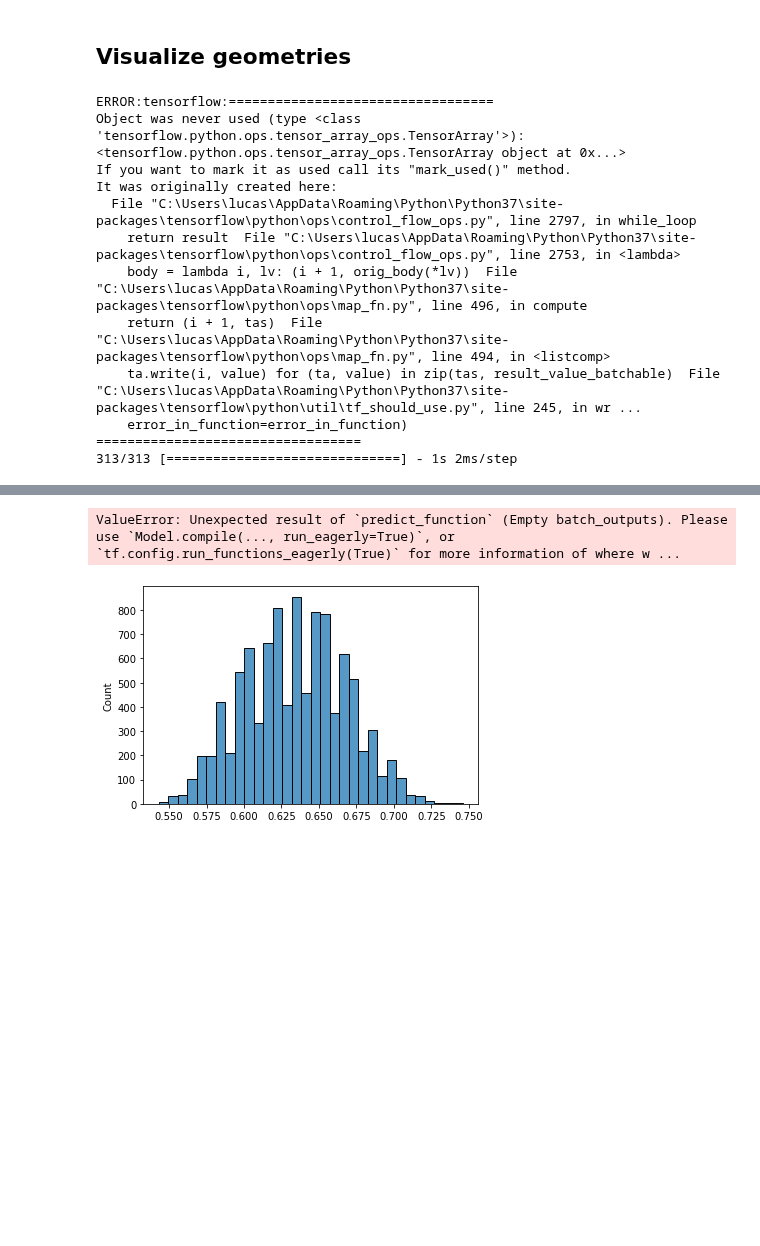
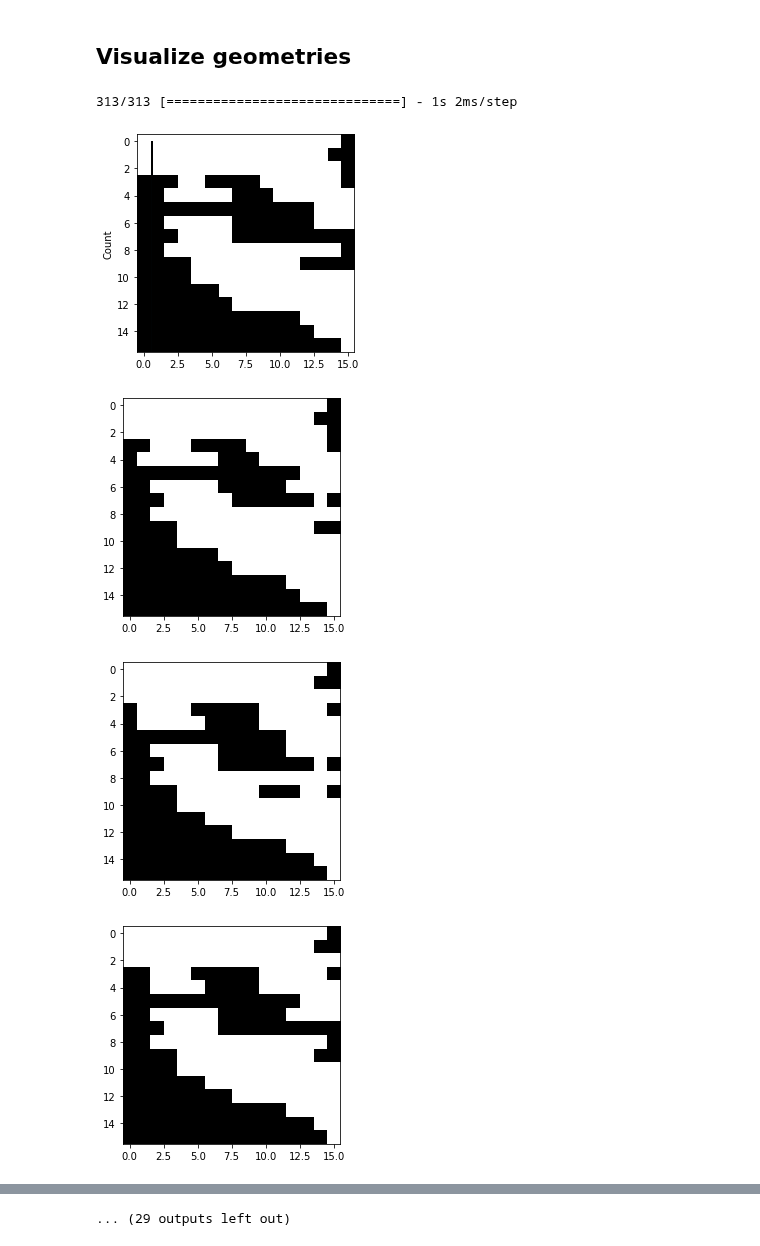
Before and after one commit to lucascbarbosa/INT, a Jupyter notebook: Manufatura Aditiva/Simulacao-GAN/pipeline/3- Machine_learning/GAN/GANv2.ipynb, the cells around one changed output, grey strips where cells are left out. Drawn from its saved outputs; the diff is of its cells as text; code cells hidden in the pictures; blank space fills up the shorter version.

```diff
--- a/Manufatura Aditiva/Simulacao-GAN/pipeline/3- Machine_learning/GAN/GANv2.ipynb
+++ b/Manufatura Aditiva/Simulacao-GAN/pipeline/3- Machine_learning/GAN/GANv2.ipynb
@@ -541,12 +544,20 @@ train(G,D,GAN,input_G,porosity,tol_porosity,batch_size,num_epochs,tmp_models_dir
 ## Compile gif
 # %%
 with imageio.get_writer(gif_filename, mode='I') as writer:
-    for geom_filename in os.listdir(geom_epoch_dirs):
+    geom_filenames = os.listdir(geom_epoch_dirs)
+    for geom_filename in geom_filenames:
         image = imageio.imread(geom_epoch_dirs+geom_filename)
-        writer.append_data(image)
-    for i in range(30):
-        image = imageio.imread(geom_epoch_dirs+geom_filename)
-        writer.append_data(image)
+        foo = cv2.putText(
+                    image,
+                    str((geom_filenames.index(geom_filename)+1)*5),
+                    (5, 25),
+                    cv2.FONT_HERSHEY_SIMPLEX,
+                    1,
+                    (255, 0, 0),
+                    2)
+        for i in range(5):
+            # image = imageio.imread(geom_epoch_dirs+geom_filename)
+            writer.append_data(image)
 # %% [markdown]
 ## Visualize geometries
 # %%
@@ -639,10 +650,11 @@ def check_singularity(element, simmetry):
 
   return passeds
 
-epoch = 70
+epoch = 170
 desired_porosity=0.55
 tol = 0.02
 simmetry = 'p4'
+sampling_method = 'spherical'
 top = 20
 save = True
 
@@ -659,7 +671,7 @@ for i in range(len(G_files)):
 
 # generate test data
 test_size = 10000
-X_test = generate_input_G(input_G,test_size)
+X_test = generate_input_G(input_G,test_size,sampling_method)
 
 geometries,_,_ = G.predict(X_test)
 sns.histplot(1-np.sum(geometries.round().reshape((test_size,int(size*size))),axis=-1)/int(size*size),bins=32);
@@ -694,42 +706,34 @@ if save:
       idx = 1
 
   G.save(arrays_dir+G_file[:-3]+'/'+G_file)
 
 for top_idx in top_idxs:
   elem = geometries[top_idx]
   unit = create_unit(elem.reshape((size,size)),size,simmetry)
   arrange = create_arrange(unit,3,3)
 
   print("Score: %.2f Porosity: %.2f"%(scores[top_idx],get_porosity(elem)))
 
   fig,ax = plt.subplots(1,3);
   fig.set_size_inches((15,5))
 
   ax[0].imshow(elem,cmap='Greys');
   ax[0].axis('off')
 
   ax[1].imshow(unit,cmap="Greys")
   ax[1].axis('off')
 
   ax[2].imshow(arrange,cmap="Greys")
   ax[2].axis('off')
   plt.show()
 
   if save:
     filename = arrays_dir + G_file[:-3] + "/%05d_porosity_%.4f.txt" % (idx, 1.0-elem.ravel().sum()/(size*size))
     np.savetxt(filename, elem.ravel(), delimiter='/n', fmt='%s')
     idx += 1
 # %% [output]
-ERROR:tensorflow:==================================
-Object was never used (type <class 'tensorflow.python.ops.tensor_array_ops.TensorArray'>):
-<tensorflow.python.ops.tensor_array_ops.TensorArray object at 0x...>
-If you want to mark it as used call its "mark_used()" method.
-It was originally created here:
-  File "C:\Users\lucas\AppData\Roaming\Python\Python37\site-packages\tensorflow\python\ops\control_flow_ops.py", line 2797, in while_loop
-    return result  File "C:\Users\lucas\AppData\Roaming\Python\Python37\site-packages\tensorflow\python\ops\control_flow_ops.py", line 2753, in <lambda>
-    body = lambda i, lv: (i + 1, orig_body(*lv))  File "C:\Users\lucas\AppData\Roaming\Python\Python37\site-packages\tensorflow\python\ops\map_fn.py", line 496, in compute
-    return (i + 1, tas)  File "C:\Users\lucas\AppData\Roaming\Python\Python37\site-packages\tensorflow\python\ops\map_fn.py", line 494, in <listcomp>
-    ta.write(i, value) for (ta, value) in zip(tas, result_value_batchable)  File "C:\Users\lucas\AppData\Roaming\Python\Python37\site-packages\tensorflow\python\util\tf_should_use.py", line 245, in wr ...
-    error_in_function=error_in_function)
-==================================
 313/313 [==============================] - 1s 2ms/step
+[figure, new version]
+[figure, added]
+[figure, added]
+[figure, added]
@@ -736,2 +747 @@ It was originally created here:
-ValueError: Unexpected result of `predict_function` (Empty batch_outputs). Please use `Model.compile(..., run_eagerly=True)`, or `tf.config.run_functions_eagerly(True)` for more information of where w ...
+... (29 outputs left out)
-[figure, old version]
```
Also changed, not shown: parts of 5 cells of this notebook, 44 other files.
